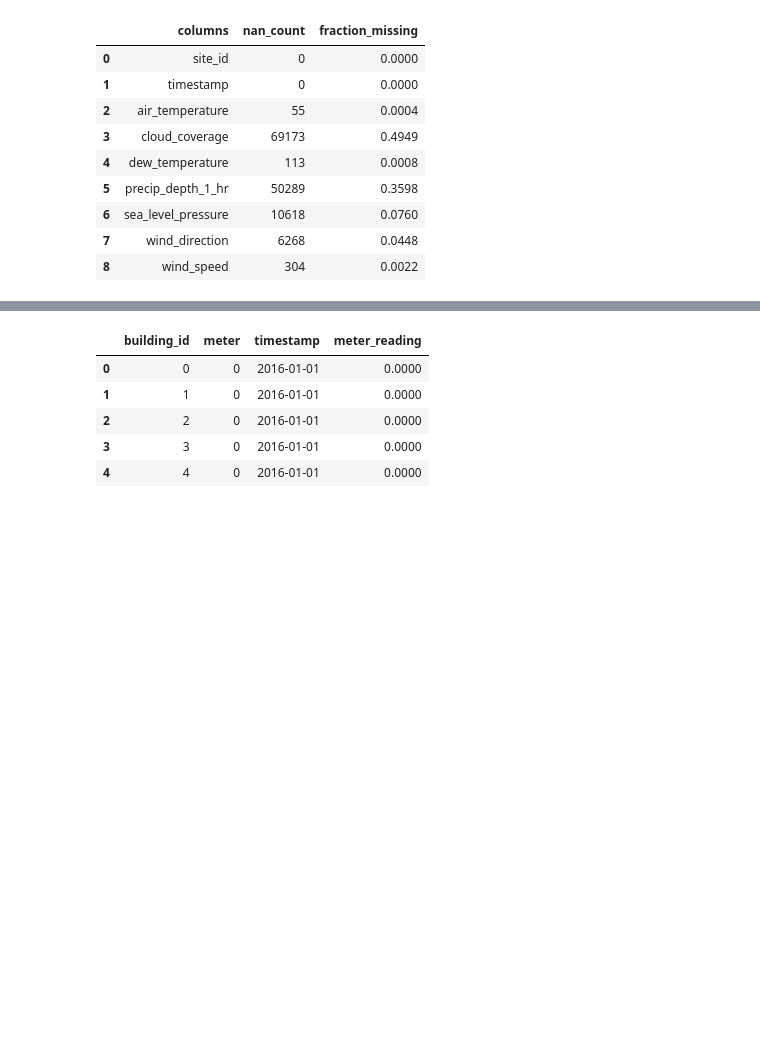
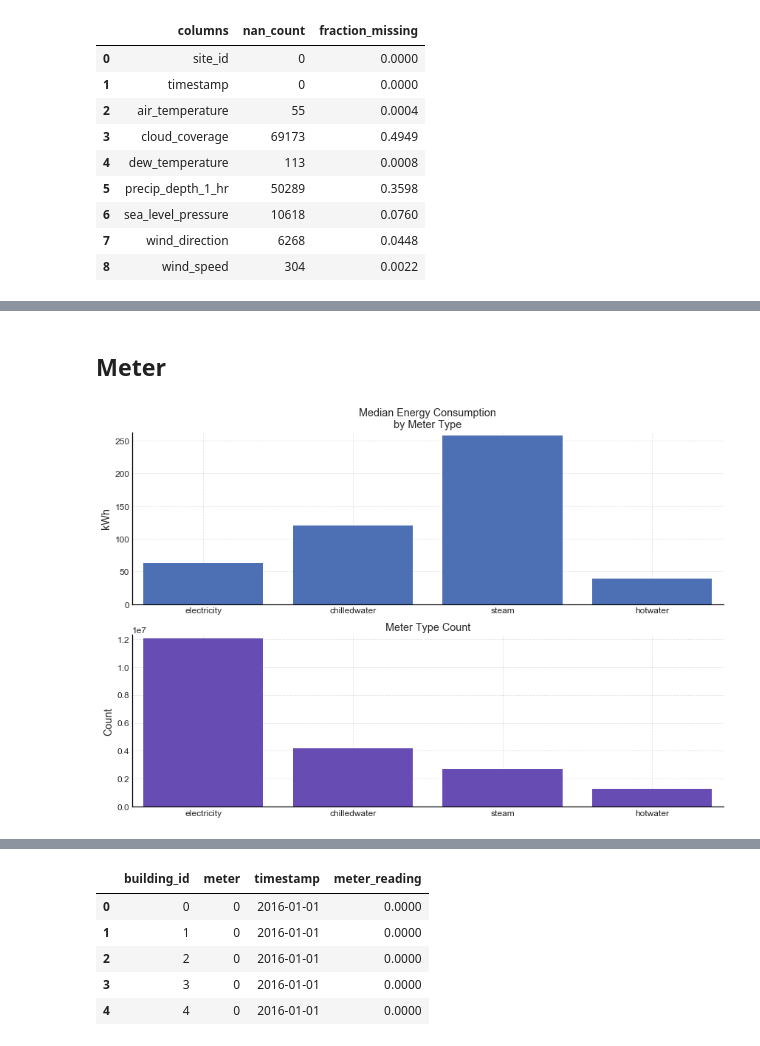
Before and after one commit to sergatron/ASHRAE---Great-Energy-Predictor-III, a Jupyter notebook: EDA/eda.ipynb, the cells around one changed output, grey strips where cells are left out. Cells and saved outputs as stored; diff of their text form; code cells hidden in the pictures; blank space fills up the shorter version.

```diff
--- a/EDA/eda.ipynb
+++ b/EDA/eda.ipynb
@@ -449,12 +418,0 @@ Name: meter_reading, dtype: float64
-# %%
-# train_df['meter'].value_counts()
-# {0: electricity, 1: chilledwater, 2: steam, 3: hotwater}
-
-labels = ['electricity', 'chilledwater', 'steam', 'hotwater']
-
-bar_plot(x=labels,
-         y=train_df['meter'].value_counts().values,
-         y_label='kWh',
-         x_label='Categories',
-         title='Energy Consumption',
-        )
@@ -713,0 +553,32 @@ nan_val_summary(weather_df)
+# %% [markdown]
+## Meter
+# %%
+energy_use = train_df.groupby(['meter'])['meter_reading'].median()
+meter_count = train_df['meter'].value_counts()
+# PLOT: energy use and meter type count
+plt.subplots(1,2, figsize=(12, 8))
+
+# first subplot
+plt.subplot(211)
+bar1 = plt.bar(
+    x=labels,
+    height=energy_use.values,
+    color=color_pal[6]
+)
+plt.title('Median Energy Consumption\nby Meter Type')
+plt.ylabel('kWh')
+
+# second subplot
+plt.subplot(212)
+bar2 = plt.bar(
+    x=labels,
+    height=meter_count.values,
+    color=color_pal[7]
+)
+plt.title('Meter Type Count')
+plt.ylabel('Count')
+
+plt.tight_layout()
+plt.show()
+# %% [output]
+[figure, added]
```
Also changed, not shown: parts of 41 cells of this notebook.
